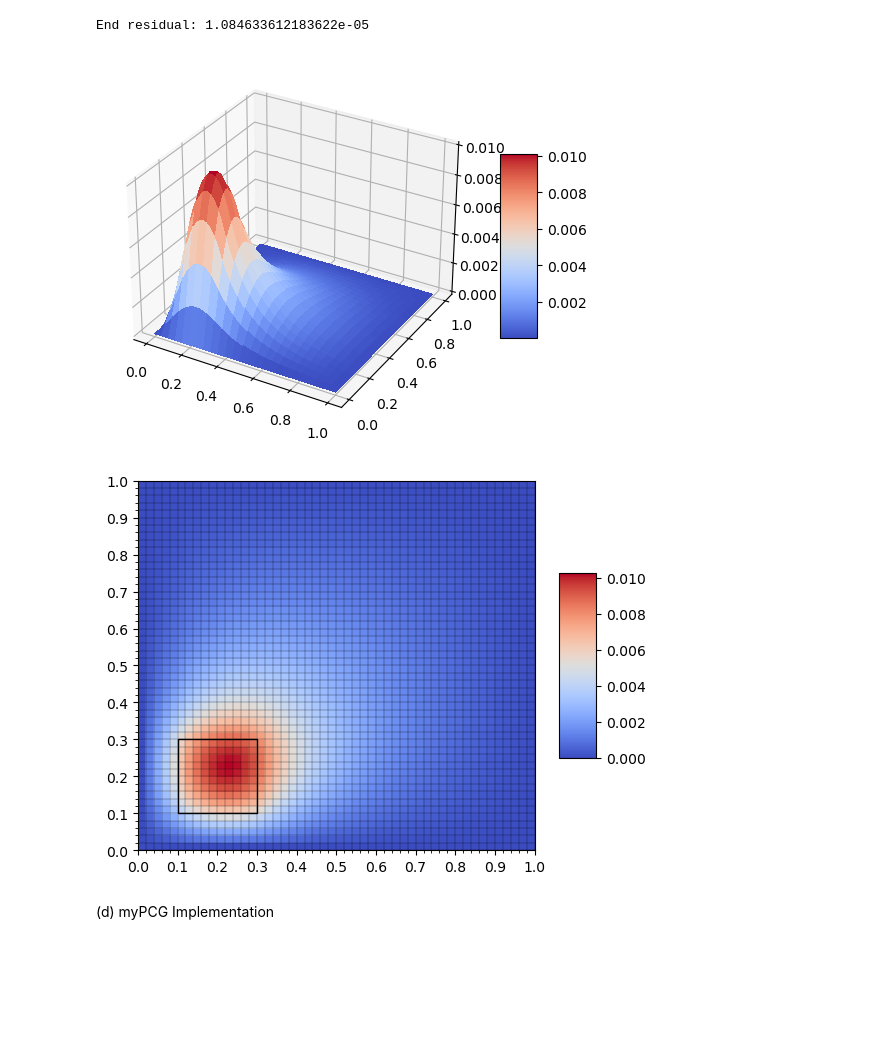
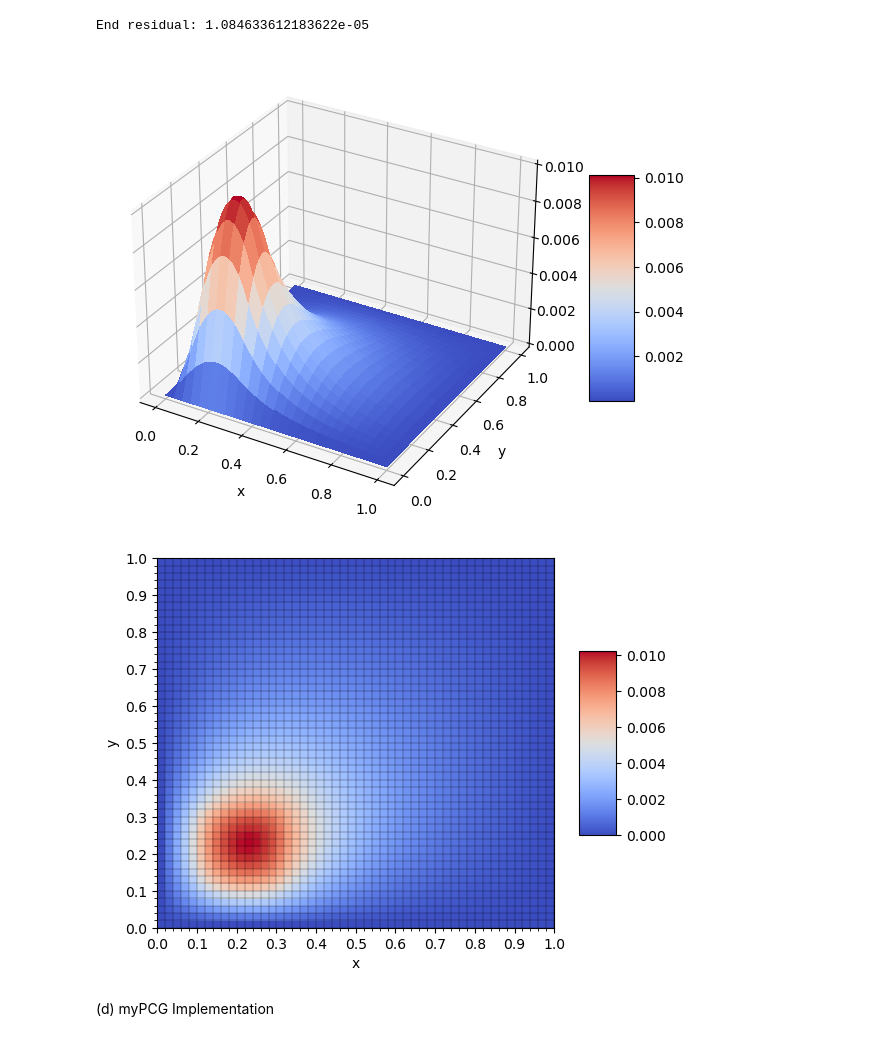
Before and after one commit to RFurze/ScientificComputing, a Jupyter notebook: Assignment2_2Master.ipynb, the cells around one changed output. Saved outputs shown, nothing was run; the diff lists cells and outputs as text; code cells hidden in the pictures; blank space fills up the shorter version.

```diff
--- a/Assignment2_2Master.ipynb
+++ b/Assignment2_2Master.ipynb
@@ -163,14 +163,15 @@ surf = ax.plot_surface(X, Y, Z, cmap=cm.coolwarm,
 
 # Customize the z axis.
 ax.set_zlim(0.0, 0.01)
-
-
+fig.tight_layout(pad=1.0)
+plt.xlabel('x')
+plt.ylabel('y')
 # Add a color bar which maps values to colors.
 fig.colorbar(surf, shrink=0.5, aspect=5)
 
 plt.show()
 # %% [output]
-[figure, old version]
+[figure, new version]
 # %%
 import matplotlib.pyplot as plt
 import numpy as np
@@ -181,36 +182,38 @@ import matplotlib.patches as patches
 fig, ax = plt.subplots()
 
 # Make data.
 X = np.arange(0., 1.+h, h)
 Y = np.arange(0., 1.+h, h)
 X, Y = np.meshgrid(X, Y)
 Z = solgrad.reshape(int(1./h+1),int(1./h+1))
 
 # Plot the surface.
 surf = ax.pcolor(X, Y, Z[:-1,:-1], shading='flat', cmap=cm.coolwarm,
                        linewidth=0, antialiased=False)
 
 # Create a Rectangle patch
-rect = patches.Rectangle((0.1, 0.1), 0.2, 0.2, linewidth=1, edgecolor='k', facecolor='none')
+#rect = patches.Rectangle((0.1, 0.1), 0.2, 0.2, linewidth=0.5, edgecolor='k', facecolor='none')
 
 # Add the patch to the Axes
-ax.add_patch(rect)
+#ax.add_patch(rect)
 
 # Add a color bar which maps values to colors.
 fig.colorbar(surf, shrink=0.5, aspect=5)
 hx = 0.1
 # Add a grid
 plt.grid(which='major', axis='both', linestyle='-', color='k', linewidth=0.2)
 plt.minorticks_on()
 plt.grid(which='minor', axis='both', linestyle='-', color='k', linewidth=0.2)
 major_ticks = np.arange(0., 1.+hx, hx)
 minor_ticks = np.arange(0., 1.+hx, hx/5)
+plt.xlabel('x')
+plt.ylabel('y')
 
 plt.xticks(major_ticks)
 plt.yticks(major_ticks)
 plt.show()
 # %% [output]
-[figure, old version]
+[figure, new version]
 # %% [markdown]
 (d) myPCG Implementation
 # %%
```
Also changed, not shown: parts of 4 cells of this notebook, 1 other file.
